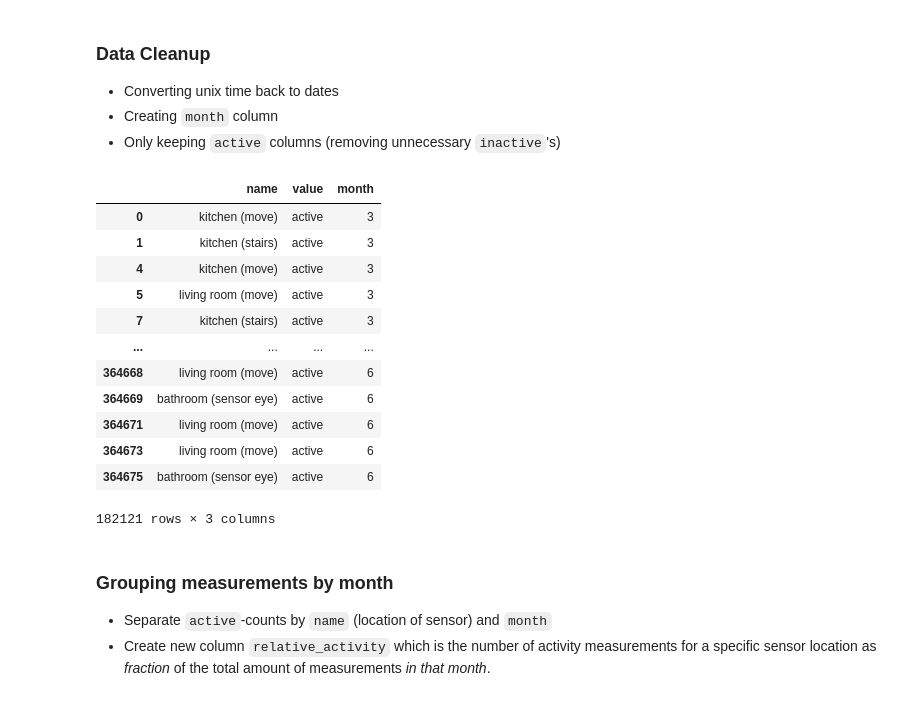
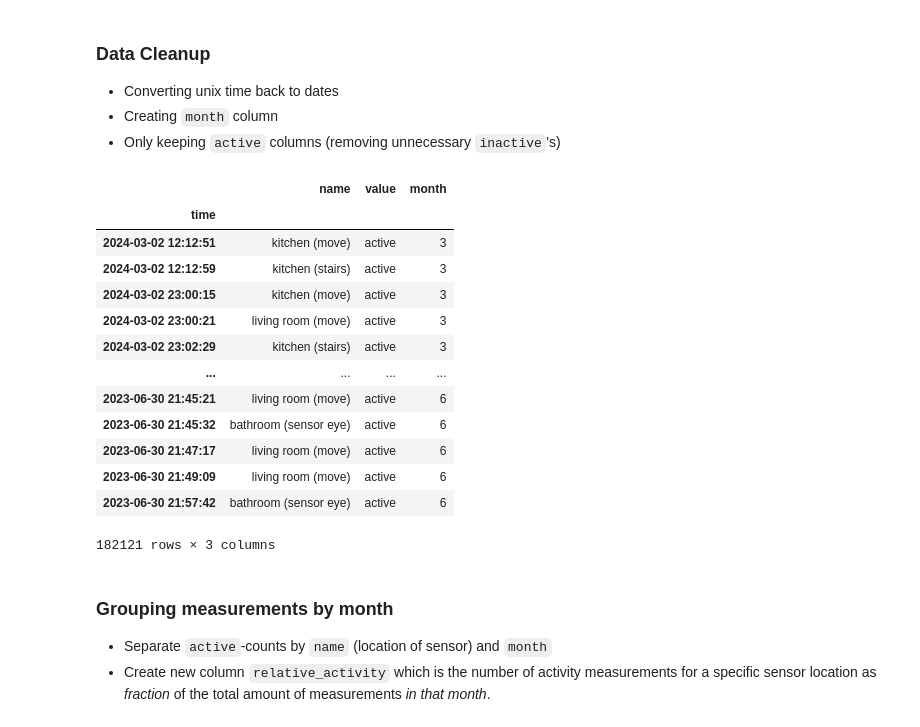
Before and after one commit to Yufanggg/Smart-House, a Jupyter notebook: report_motion_analysis.ipynb, the cells around one changed output. Cells and saved outputs as stored; diff of their text form; code cells hidden in the pictures.

Commit message:
night time

```diff
--- a/report_motion_analysis.ipynb
+++ b/report_motion_analysis.ipynb
@@ -59,24 +59,25 @@ motion_data
 # %%
 busyrooms = motion_data.copy()
 busyrooms['time'] = pd.to_datetime(busyrooms['time'], unit='s')
 busyrooms['month'] = busyrooms['time'].dt.month
-busyrooms.drop(columns=['time'], inplace=True)
 busyrooms = busyrooms[busyrooms['value'] == 'active']
+busyrooms.set_index('time', inplace=True)
 
 busyrooms
 # %% [output]
 |  | name | value | month |
-| 0 | kitchen (move) | active | 3 |
-| 1 | kitchen (stairs) | active | 3 |
-| 4 | kitchen (move) | active | 3 |
-| 5 | living room (move) | active | 3 |
-| 7 | kitchen (stairs) | active | 3 |
+| time |  |  |  |
+| 2024-03-02 12:12:51 | kitchen (move) | active | 3 |
+| 2024-03-02 12:12:59 | kitchen (stairs) | active | 3 |
+| 2024-03-02 23:00:15 | kitchen (move) | active | 3 |
+| 2024-03-02 23:00:21 | living room (move) | active | 3 |
+| 2024-03-02 23:02:29 | kitchen (stairs) | active | 3 |
 | ... | ... | ... | ... |
-| 364668 | living room (move) | active | 6 |
-| 364669 | bathroom (sensor eye) | active | 6 |
-| 364671 | living room (move) | active | 6 |
-| 364673 | living room (move) | active | 6 |
-| 364675 | bathroom (sensor eye) | active | 6 |
+| 2023-06-30 21:45:21 | living room (move) | active | 6 |
+| 2023-06-30 21:45:32 | bathroom (sensor eye) | active | 6 |
+| 2023-06-30 21:47:17 | living room (move) | active | 6 |
+| 2023-06-30 21:49:09 | living room (move) | active | 6 |
+| 2023-06-30 21:57:42 | bathroom (sensor eye) | active | 6 |
 182121 rows × 3 columns
 # %% [markdown]
 ### Grouping measurements by month
```
Also changed, not shown: parts of 7 cells of this notebook.
